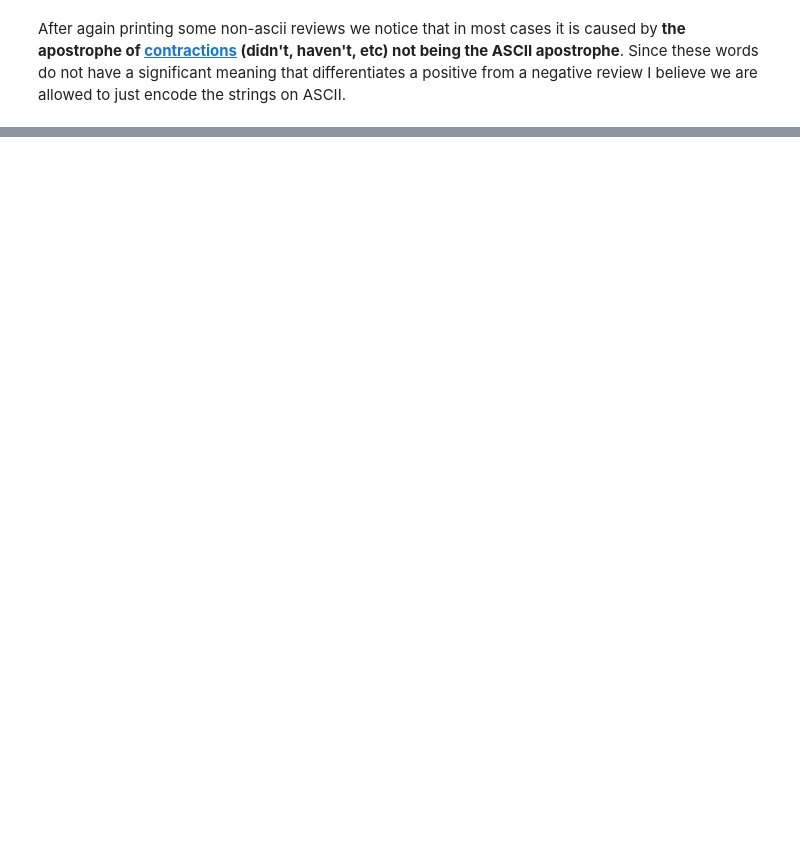
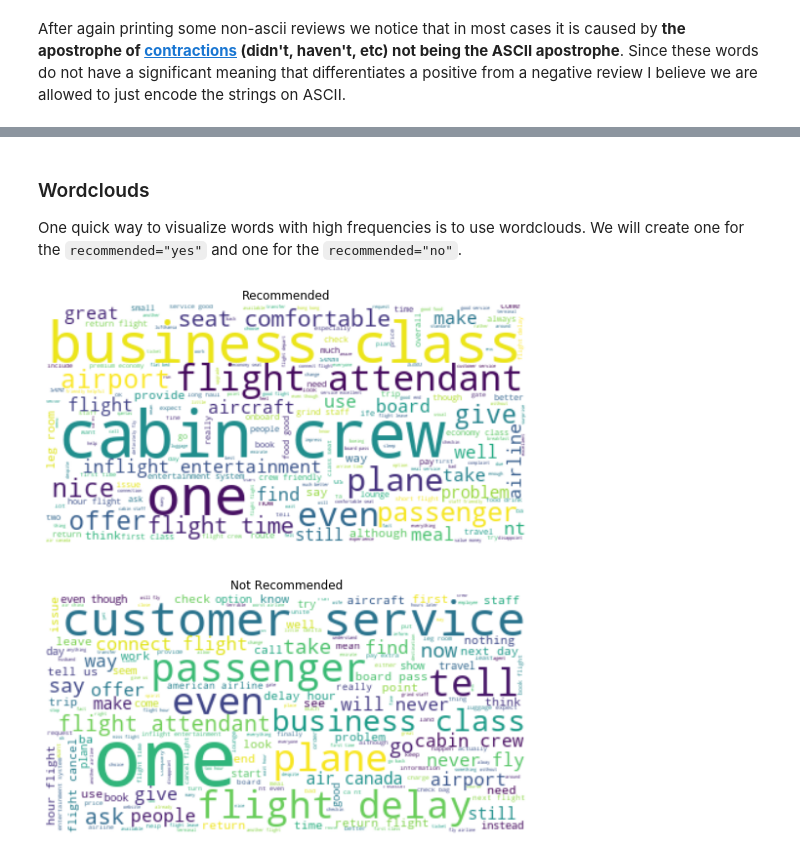
Before and after one commit to MikeXydas/Data-Bites, a Jupyter notebook: Airline_Reviews_Analysis.ipynb, the cells around one changed output, grey strips where cells are left out. Drawn from its saved outputs; the diff is of its cells as text; code cells hidden in the pictures; blank space fills up the shorter version.

Commit message:
Added reviews normalization and created wordclouds.

```diff
--- a/Airline_Reviews_Analysis.ipynb
+++ b/Airline_Reviews_Analysis.ipynb
@@ -250,0 +277,7 @@ Now we reach the point that we want to see which words seem to be mostly used by
+# %%
+tqdm.pandas()
+
+# Normalize all the reviews
+reviews_df['customer_review'] = reviews_df['customer_review'].progress_apply(lambda x : normalize_review(x))
+
+display(reviews_df)
@@ -250,0 +298,30 @@ Now we reach the point that we want to see which words seem to be mostly used by
+# %% [markdown]
+### Wordclouds
+
+One quick way to visualize words with high frequencies is to use wordclouds. We will create one for the `recommended="yes"` and one for the `recommended="no"`.
+# %%
+recomended_yes_text = " ".join(review for review
+                               in reviews_df.loc[reviews_df['recommended'] == "yes"].customer_review)
+
+recomended_no_text = " ".join(review for review
+                               in reviews_df.loc[reviews_df['recommended'] == "no"].customer_review)
+
+wordcloud_yes = WordCloud(background_color="white").generate(recomended_yes_text)
+wordcloud_no = WordCloud(background_color="white").generate(recomended_no_text)
+# %%
+fig = plt.figure(figsize=(18, 10))
+
+ax = fig.add_subplot(2, 1, 1)
+plt.title("Recommended")
+plt.imshow(wordcloud_yes, interpolation='bilinear')
+plt.axis("off")
+
+
+ax = fig.add_subplot(2, 1, 2)
+plt.title("Not Recommended")
+plt.imshow(wordcloud_no, interpolation='bilinear')
+plt.axis("off")
+
+plt.show()
+# %% [output]
+[figure, added]
```
Also changed, not shown: parts of 11 cells of this notebook, 1 other file.
